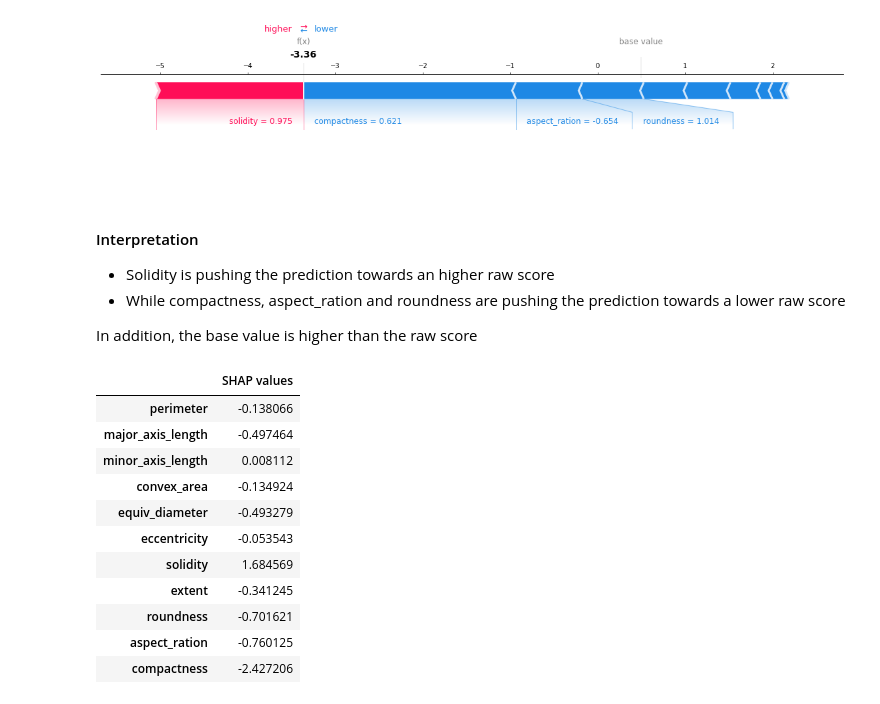
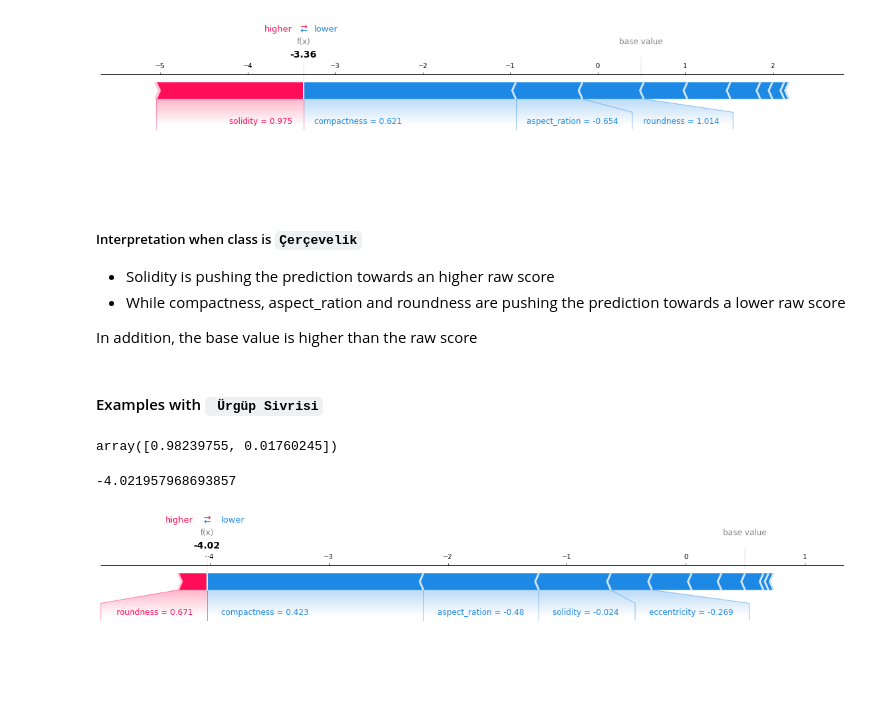
Before and after one commit to thayeylolu/Feature-Analysis, a Jupyter notebook: notebook.ipynb, the cells around one changed output. Drawn from its saved outputs; the diff is of its cells as text; code cells hidden in the pictures.

```diff
--- a/notebook.ipynb
+++ b/notebook.ipynb
@@ -180,7 +180,6 @@ pipe_lgbm = make_pipeline(preprocessor, LGBMClassifier(random_state=2022))
 classifiers = {
     "logistic regression": pipe_lr,
     "random forest": pipe_rf,
-    "XGBoost": pipe_xgb,
     "LightGBM": pipe_lgbm,
 }
 # %%
@@ -482,29 +497,33 @@ shap.force_plot(
 # %% [output]
 [figure]
 # %% [markdown]
-#### Interpretation
+##### Interpretation when class is `Çerçevelik`
 - Solidity is pushing the prediction towards an higher raw score
 - While compactness, aspect_ration and roundness are pushing the prediction towards a lower raw score
 
 In addition, the base value is higher than the raw score
-# %%
-#
-shape_value_cindex = pd.DataFrame(
-    test_lgbm_shap_values[1][c_index, :],
-    index=numeric_columns,
-    columns=["SHAP values"],
-)
-shape_value_cindex
-# %% [output]
-|  | SHAP values |
-| perimeter | -0.138066 |
-| major_axis_length | -0.497464 |
-| minor_axis_length | 0.008112 |
-| convex_area | -0.134924 |
-| equiv_diameter | -0.493279 |
-| eccentricity | -0.053543 |
-| solidity | 1.684569 |
-| extent | -0.341245 |
-| roundness | -0.701621 |
-| aspect_ration | -0.760125 |
-| compactness | -2.427206 |
+# %% [markdown]
+#### Examples with ` Ürgüp Sivrisi`
+# %%
+pipe_lgbm.named_steps["lgbmclassifier"].predict_proba(X_test_enc)[u_index]
+# %% [output]
+array([0.98239755, 0.01760245])
+# %%
+# raw score of the model
+pipe_lgbm.named_steps["lgbmclassifier"].predict(X_test_enc, raw_score=True)[
+    u_index
+]
+# %% [output]
+-4.021957968693857
+# %%
+
+X_test_enc = round(X_test_enc, 3)  # for better visualization
+#
+shap.force_plot(
+    lgbm_explainer.expected_value[1],
+    test_lgbm_shap_values[1][u_index, :],
+    X_test_enc.iloc[u_index, :],
+    matplotlib=True,
+)
+# %% [output]
+[figure, added]
```
Also changed, not shown: parts of 19 cells of this notebook.
